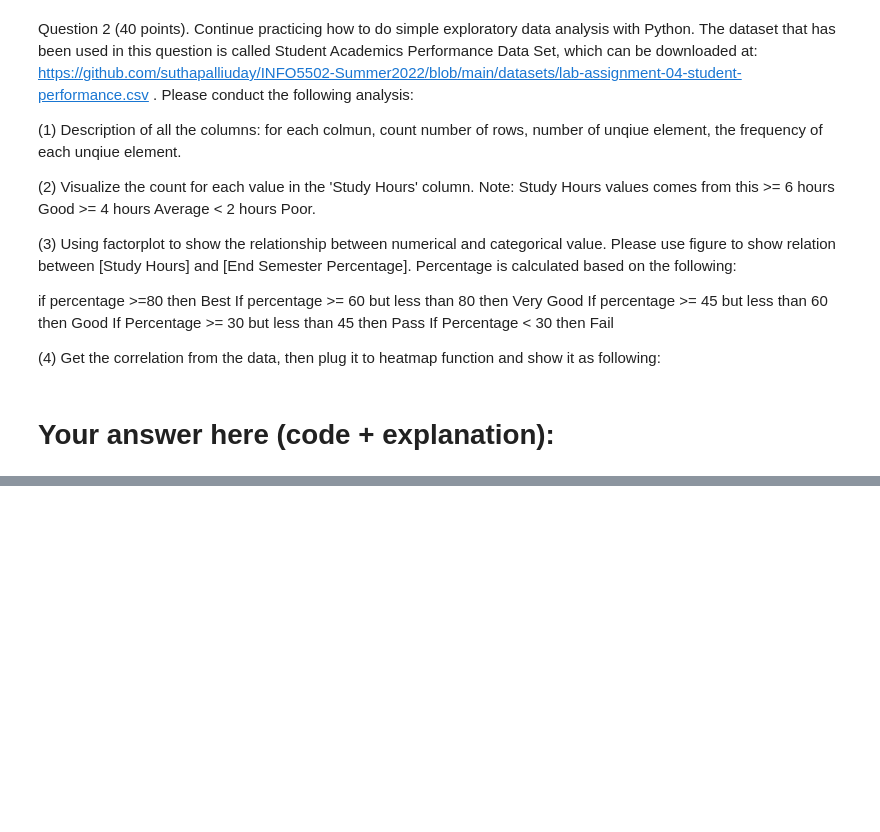
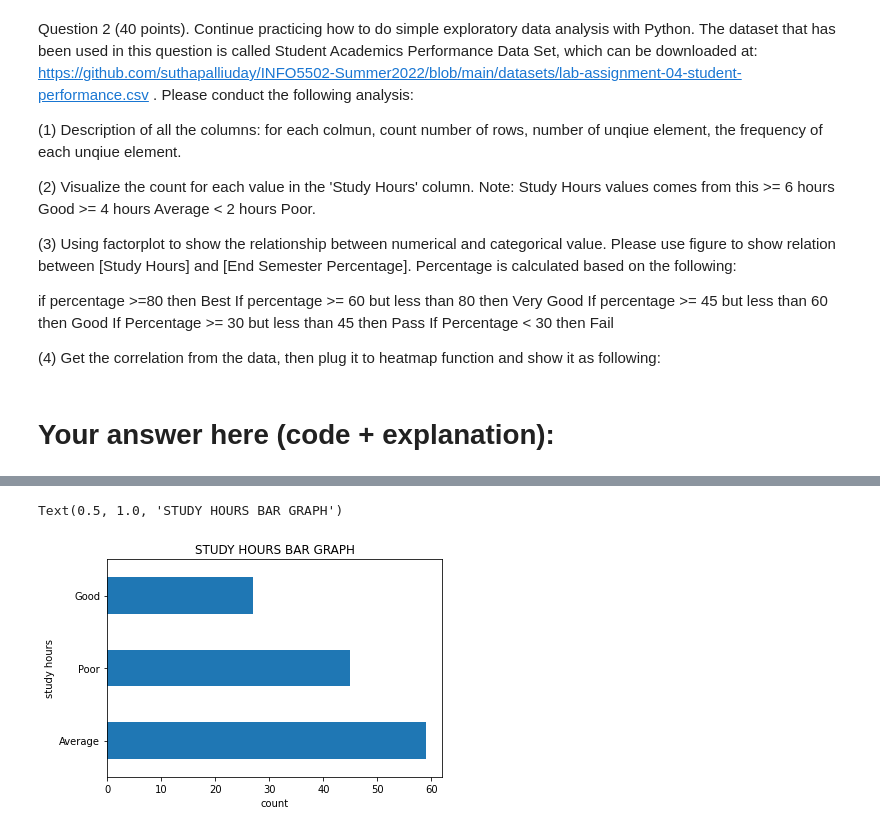
Before and after one commit to rghimre3/INFO-5502, a Jupyter notebook: lab_assignment_04.ipynb, the cells around one changed output, grey strips where cells are left out. Saved outputs shown, nothing was run; the diff lists cells and outputs as text; code cells hidden in the pictures; blank space fills up the shorter version.

```diff
--- a/lab_assignment_04.ipynb
+++ b/lab_assignment_04.ipynb
@@ -31,3 +43,14 @@ If Percentage < 30 then Fail
 (4) Get the correlation from the data, then plug it to heatmap function and show it as following:
 # %% [markdown]
 # Your answer here (code + explanation):
+# %%
+import warnings
+warnings.filterwarnings("ignore")
+
+import pandas as pd
+import matplotlib.pyplot as plt
+import seaborn as sns
+import numpy as np
+
+df = pd.read_csv(r'https://raw.githubusercontent.com/suthapalliuday/INFO5502-Summer2022/main/datasets/lab-assignment-04-student-performance.csv',index_col=False)
+df
@@ -33,0 +107,8 @@ If Percentage < 30 then Fail
+# %%
+df['sh'].value_counts().plot(kind='barh')
+plt.ylabel('study hours')
+plt.xlabel('count')
+plt.title("STUDY HOURS BAR GRAPH")
+# %% [output]
+Text(0.5, 1.0, 'STUDY HOURS BAR GRAPH')
+[figure, added]
```
Also changed, not shown: parts of 7 cells of this notebook.
